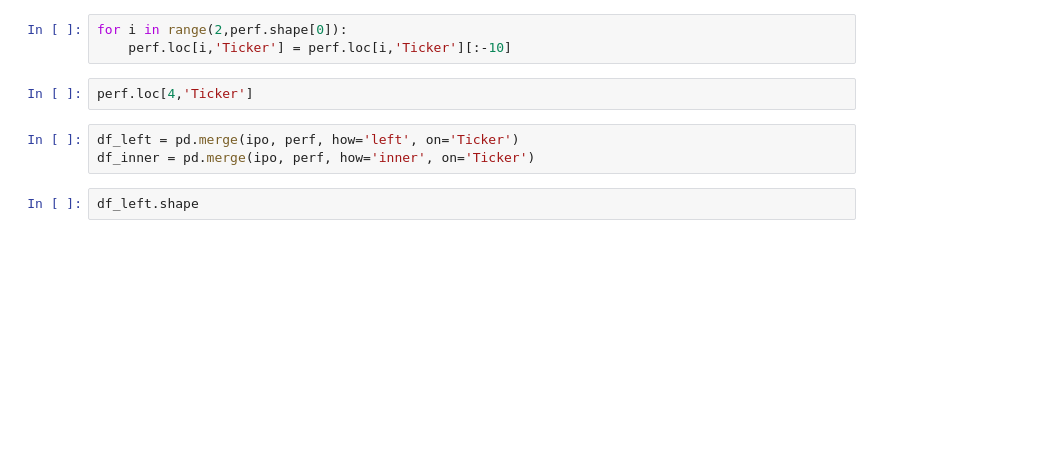
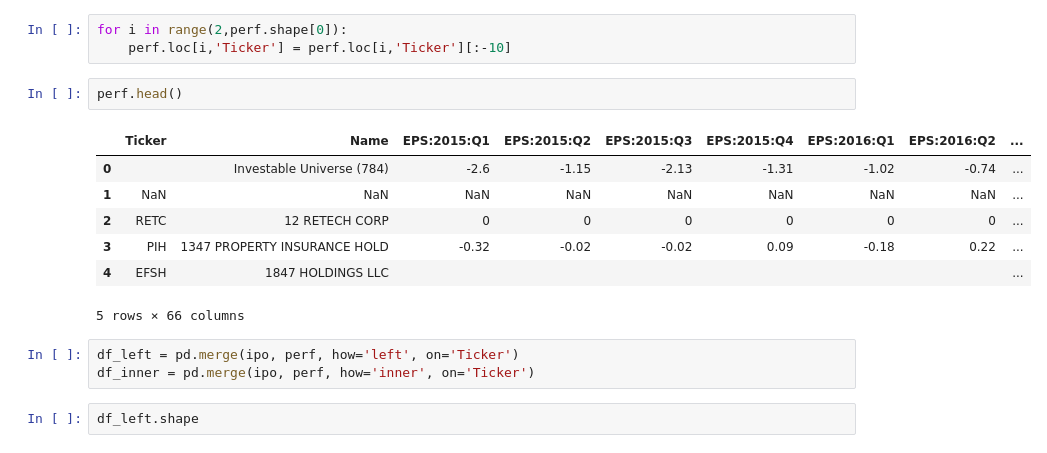
Before and after one commit to Pankick/IS_Project, a Jupyter notebook: Get table.ipynb, the cells around one changed output. Saved outputs shown, nothing was run; the diff lists cells and outputs as text; blank space fills up the shorter version.

```diff
--- a/Get table.ipynb
+++ b/Get table.ipynb
@@ -17,8 +34,16 @@ perf.loc[3,'Ticker'][:-10]
 # %%
 for i in range(2,perf.shape[0]):
     perf.loc[i,'Ticker'] = perf.loc[i,'Ticker'][:-10]
-# %%
-perf.loc[4,'Ticker']
+# %%
+perf.head()
+# %% [output]
+|  | Ticker | Name | EPS:2015:Q1 | EPS:2015:Q2 | EPS:2015:Q3 | EPS:2015:Q4 | EPS:2016:Q1 | EPS:2016:Q2 | ... |
+| 0 |  | Investable Universe (784) | -2.6 | -1.15 | -2.13 | -1.31 | -1.02 | -0.74 | ... |
+| 1 | NaN | NaN | NaN | NaN | NaN | NaN | NaN | NaN | ... |
+| 2 | RETC | 12 RETECH CORP | 0 | 0 | 0 | 0 | 0 | 0 | ... |
+| 3 | PIH | 1347 PROPERTY INSURANCE HOLD | -0.32 | -0.02 | -0.02 | 0.09 | -0.18 | 0.22 | ... |
+| 4 | EFSH | 1847 HOLDINGS LLC |  |  |  |  |  |  | ... |
+5 rows × 66 columns
 # %%
 df_left = pd.merge(ipo, perf, how='left', on='Ticker')
 df_inner = pd.merge(ipo, perf, how='inner', on='Ticker')
```
Also changed, not shown: parts of 10 cells of this notebook.
